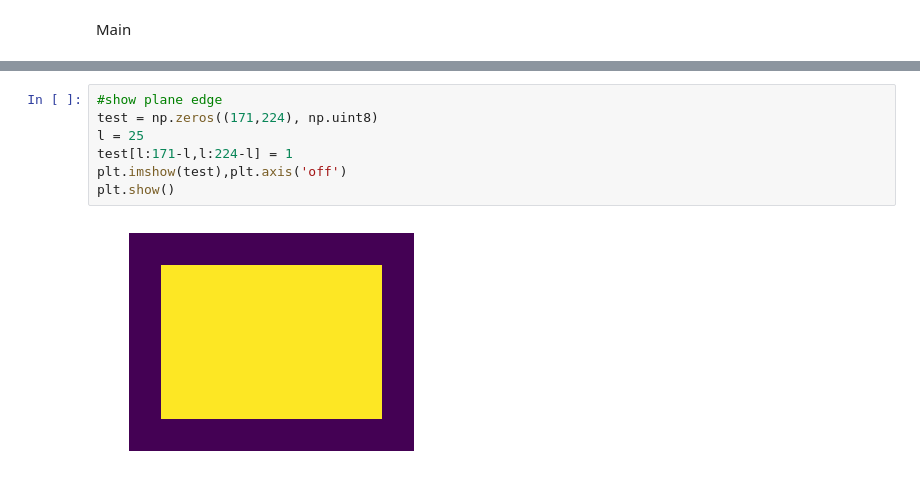
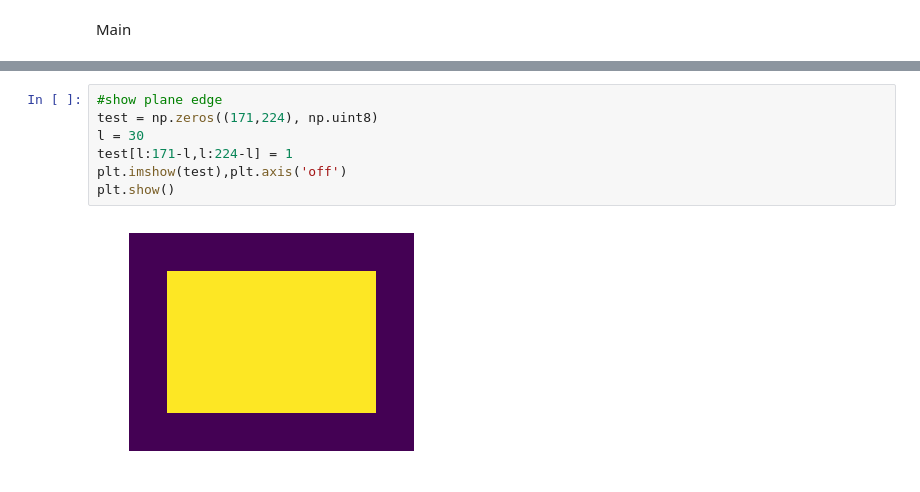
Before and after one commit to jj528s35/CV_final_ProjectingVR, a Jupyter notebook: main.ipynb, the cells around one changed output, grey strips where cells are left out. Cells and saved outputs as stored; diff of their text form.

```diff
--- a/main.ipynb
+++ b/main.ipynb
@@ -465,9 +447,9 @@ Inliner plane
 # %%
 #show plane edge
 test = np.zeros((171,224), np.uint8)
-l = 25
+l = 30
 test[l:171-l,l:224-l] = 1
 plt.imshow(test),plt.axis('off')
 plt.show()
 # %% [output]
-[figure, old version]
+[figure, new version]
```
Also changed, not shown: parts of 5 cells of this notebook.
